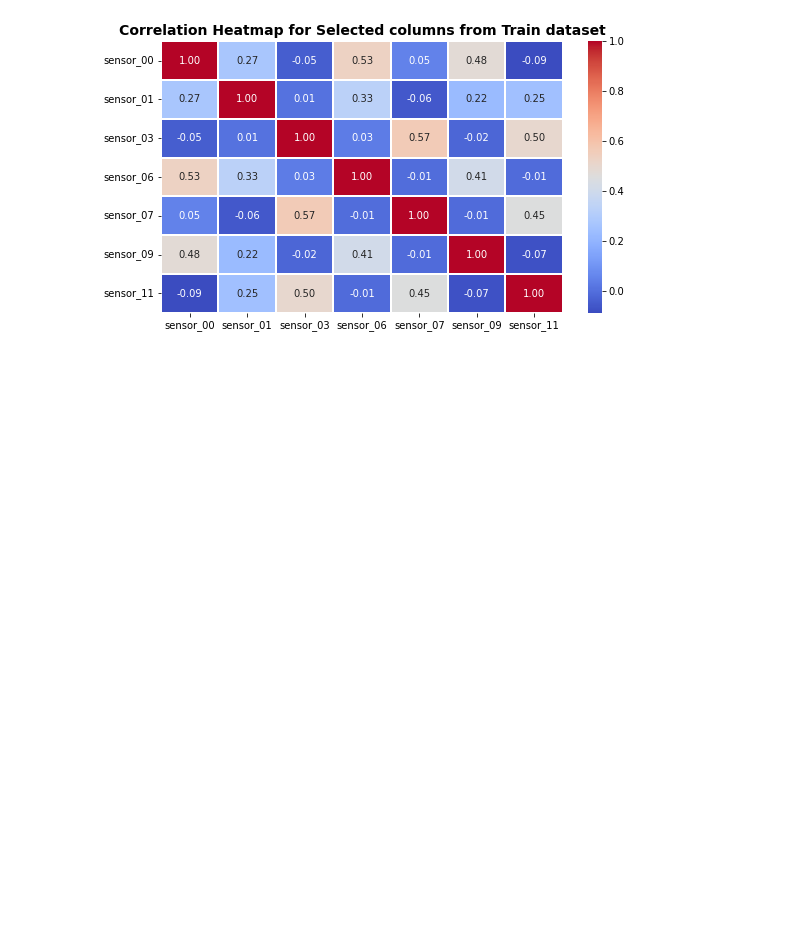
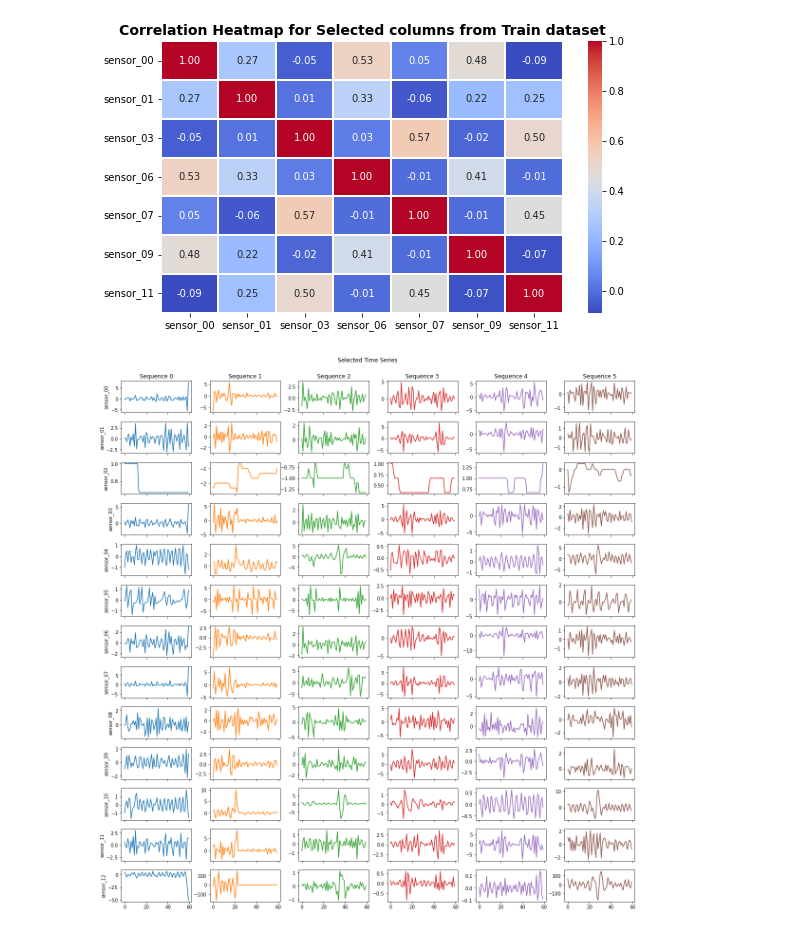
Before and after one commit to RaphaelZH/Kaggle_Competition_Practice_Notebooks_EN, a Jupyter notebook: tabular-playground-series-apr-2022.ipynb, the cells around one changed output. Saved outputs shown, nothing was run; the diff lists cells and outputs as text; code cells hidden in the pictures; blank space fills up the shorter version.

Commit message:
Kaggle Notebook | Tabular Playground Series - Apr 2022 | Version 4

```diff
--- a/tabular-playground-series-apr-2022.ipynb
+++ b/tabular-playground-series-apr-2022.ipynb
@@ -175,3 +175,19 @@ plt.title('Correlation Heatmap for Selected columns from Train dataset',
 # %% [output]
 Text(0.5, 1.0, 'Correlation Heatmap for Selected columns from Train dataset')
 [figure]
+# %%
+sequences = [0, 1, 2, 3, 4, 5]
+figure, axes = plt.subplots(13, len(sequences), sharex=True, figsize=(16, 16))
+for i, sequence in enumerate(sequences):
+    for sensor in range(13):
+        sensor_name = f"sensor_{sensor:02d}"
+        plt.subplot(13, len(sequences), sensor * len(sequences) + i + 1)
+        plt.plot(range(60), train[train.sequence == sequence][sensor_name],
+                color=plt.rcParams['axes.prop_cycle'].by_key()['color'][i % 10])
+        if sensor == 0: plt.title(f"Sequence {sequence}")
+        if sequence == sequences[0]: plt.ylabel(sensor_name)
+figure.tight_layout(w_pad=0.1)
+plt.suptitle('Selected Time Series', y=1.02)
+plt.show()
+# %% [output]
+[figure, added]
```
